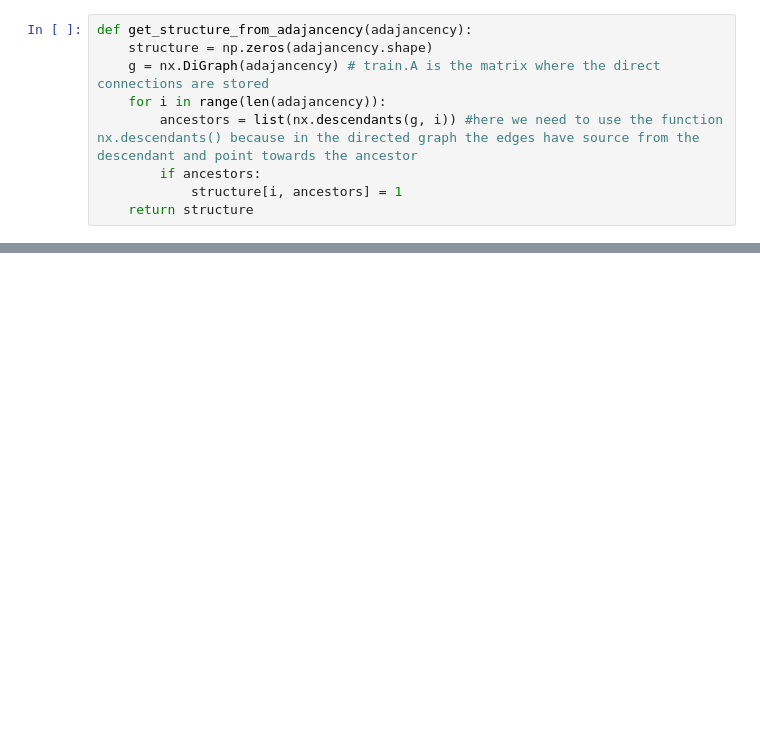
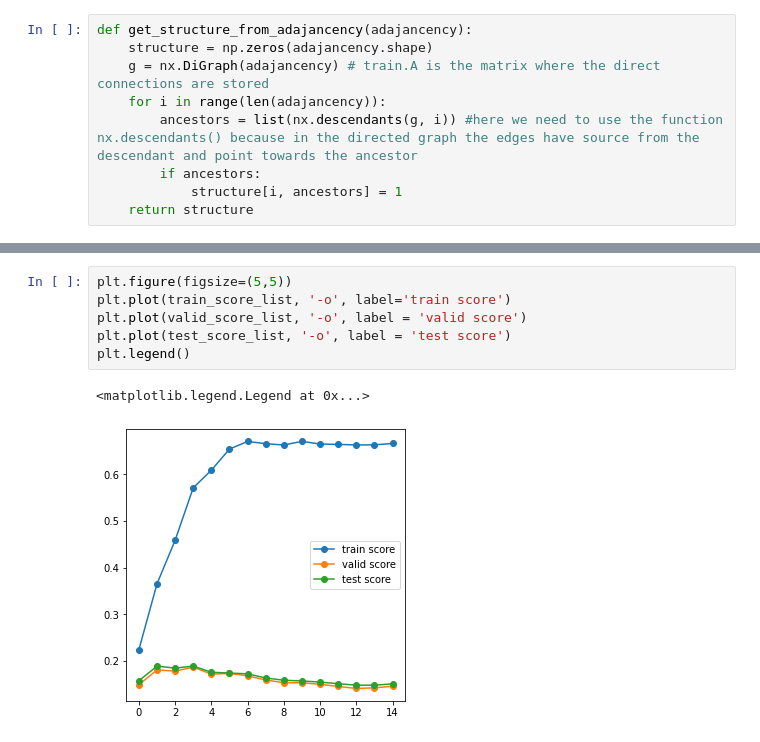
Before and after one commit to llcc402/chery_public, a Jupyter notebook: experiments_true_data.ipynb, the cells around one changed output, grey strips where cells are left out. Drawn from its saved outputs; the diff is of its cells as text; blank space fills up the shorter version.

```diff
--- a/experiments_true_data.ipynb
+++ b/experiments_true_data.ipynb
@@ -45,0 +51,9 @@ train_epoch(model, optimizer, loss_fn, 'coherent_hmc', 200,
+# %%
+plt.figure(figsize=(5,5))
+plt.plot(train_score_list, '-o', label='train score')
+plt.plot(valid_score_list, '-o', label = 'valid score')
+plt.plot(test_score_list, '-o', label = 'test score')
+plt.legend()
+# %% [output]
+<matplotlib.legend.Legend at 0x...>
+[figure, added]
```
Also changed, not shown: parts of 5 cells of this notebook, 3 other files.
